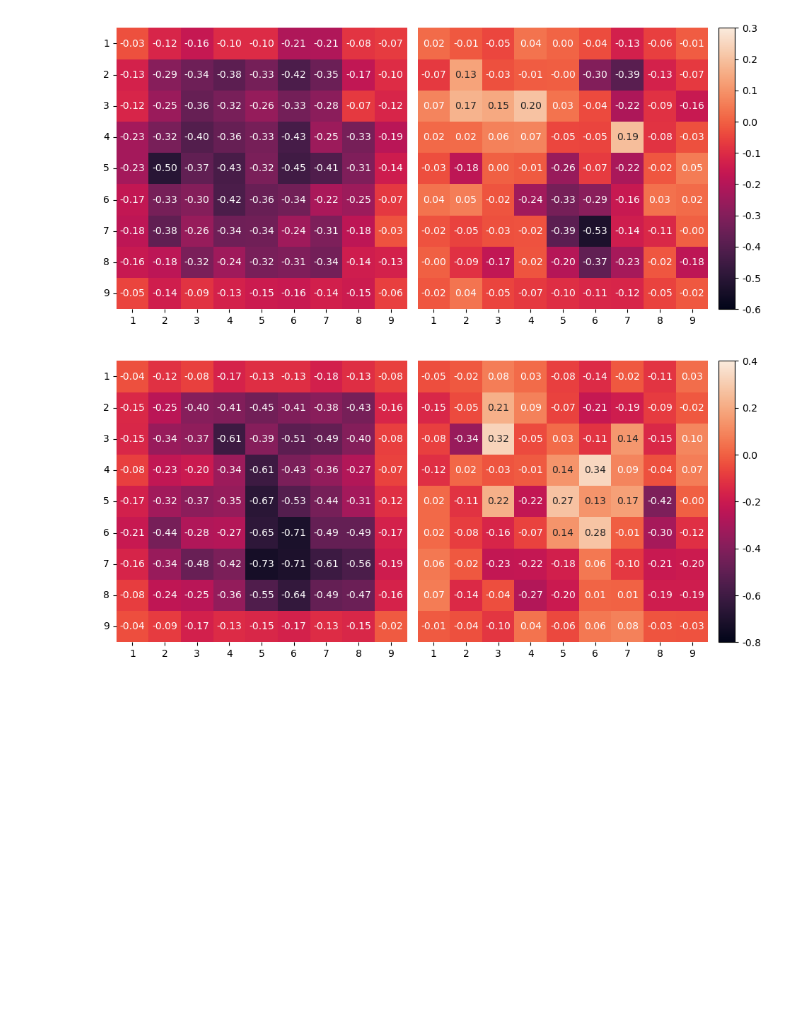
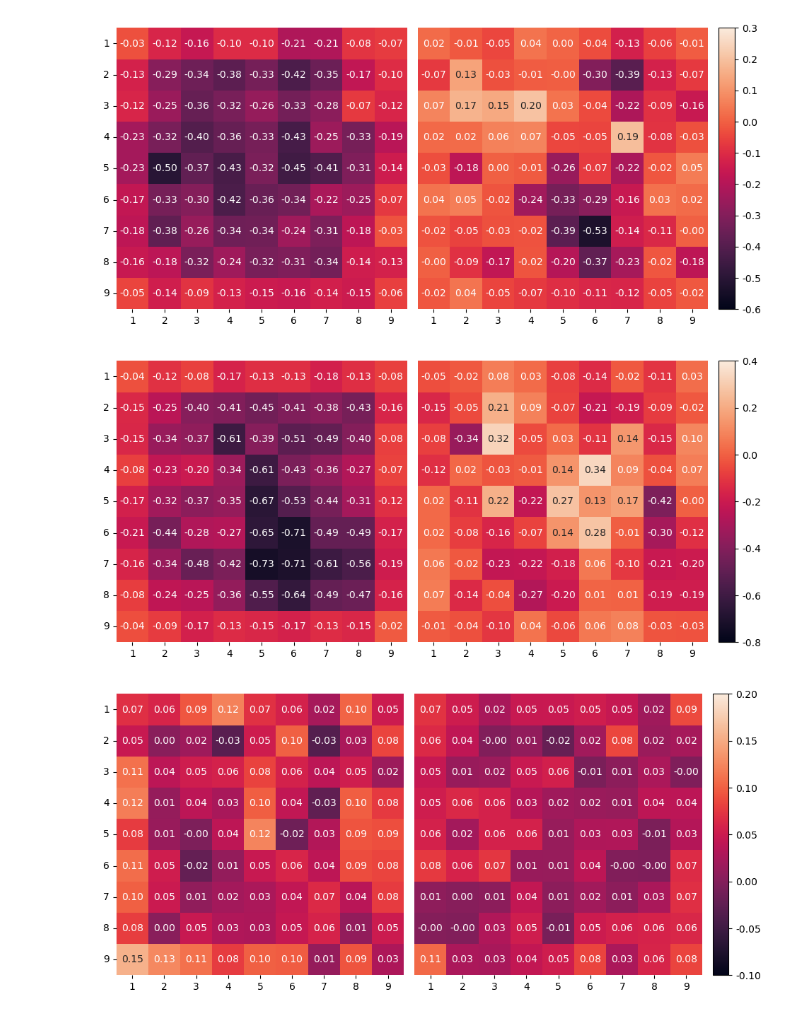
Before and after one commit to NicoZeitz/Studienarbeit, a Jupyter notebook: code/analysis/patch_heatmap.ipynb, the cells around one changed output. Saved outputs shown, nothing was run; the diff lists cells and outputs as text; code cells hidden in the pictures; blank space fills up the shorter version.

Commit message:
more heatmaps

```diff
--- a/code/analysis/patch_heatmap.ipynb
+++ b/code/analysis/patch_heatmap.ipynb
@@ -53,6 +78,8 @@ total_min = min(
     np.min(patch_23_end),
     np.min(patch_24_op),
     np.min(patch_24_end),
+    np.min(special_patch_op),
+    np.min(special_patch_end),
 )
 total_max = max(
     np.max(patch_17_op),
@@ -67,18 +94,31 @@ total_max = max(
     np.max(patch_23_end),
     np.max(patch_24_op),
     np.max(patch_24_end),
+    np.max(special_patch_op),
+    np.max(special_patch_end),
 )
+
+print(f"Total - min: {total_min}, max: {total_max}")
 
 def create_heatmap(patch_id, opening, endgame):
     opening = np.array(opening)
     endgame = np.array(endgame)
 
-    # min_value = total_min # min(np.min(opening), np.min(endgame))
-    # max_value = total_max # max(np.max(opening), np.max(endgame))
-    min_value = min(np.min(opening), np.min(endgame))
-    max_value = max(np.max(opening), np.max(endgame))
+    min_value = np.min(np.concatenate((opening, endgame), axis=1))
+    avg_value = np.average(np.concatenate((opening, endgame), axis=1))
+    max_value = np.max(np.concatenate((opening, endgame), axis=1))
 
-    print(f"Patch {patch_id} - min: {min_value}, max: {max_value}")
+    op_min_value = np.min(opening)
+    op_avg_value = np.average(opening)
+    op_max_value = np.max(opening)
+
+    end_min_value = np.min(endgame)
+    end_avg_value = np.average(endgame)
+    end_max_value = np.max(endgame)
+
+    print(f"Patch {patch_id}       - min: {min_value}, avg: {avg_value}, max: {max_value}")
+    print(f"Patch {patch_id} (OP)  - min: {op_min_value}, avg: {op_avg_value}, max: {op_max_value}")
+    print(f"Patch {patch_id} (END) - min: {end_min_value}, avg: {end_avg_value}, max: {end_max_value}")
 
     min_value = math.floor(min_value * 10) / 10
     max_value = math.ceil(max_value * 10) / 10
@@ -89,7 +129,6 @@ def create_heatmap(patch_id, opening, endgame):
     # crest, rocket, mako, magma, viridis, rocket_r, flare
     # palette = sns.color_palette("RdYlGn_r", 5)
     # palette = sns.color_palette("RdYlGn", as_cmap=True)
-    # plt.subplot(1,2,1)
 
     palette = None # "flare"
     g = sns.heatmap(
@@ -105,8 +144,6 @@ def create_heatmap(patch_id, opening, endgame):
         ax=ax[0],
     )
     g.set_yticklabels(g.get_yticklabels(), rotation=0)
-    # ax[0].yticks(rotation=0)
-    # plt.subplot(1,2,2)
 
     sns.heatmap(
         endgame,
@@ -127,10 +164,9 @@ def create_heatmap(patch_id, opening, endgame):
     (width, height) = fig.get_size_inches()
     fig.set_size_inches(width * 1.5, width * 1.5 / (2.1/1))
 
-    # ax[1].yticks(rotation=0)
     fig.tight_layout()
 
-    results_dir = f'./plots'
+    results_dir = f'../../T3_3101/res/pictures/plots'
     if not os.path.isdir(results_dir):
         os.makedirs(results_dir)
 
@@ -146,4 +182,5 @@ create_heatmap(21, patch_21_op, patch_21_end)
 create_heatmap(22, patch_22_op, patch_22_end)
 create_heatmap(23, patch_23_op, patch_23_end)
 create_heatmap(24, patch_24_op, patch_24_end)
+create_heatmap("special", special_patch_op, special_patch_end)
 # %% [output]
@@ -156,6 +204,7 @@ Patch 24 - min: -0.730982933922, max: 0.336792903956
 [figure]
 [figure]
 [figure]
 [figure]
 [figure]
 [figure]
+[figure, added]
```
Also changed, not shown: parts of 2 cells of this notebook, 16 other files.
